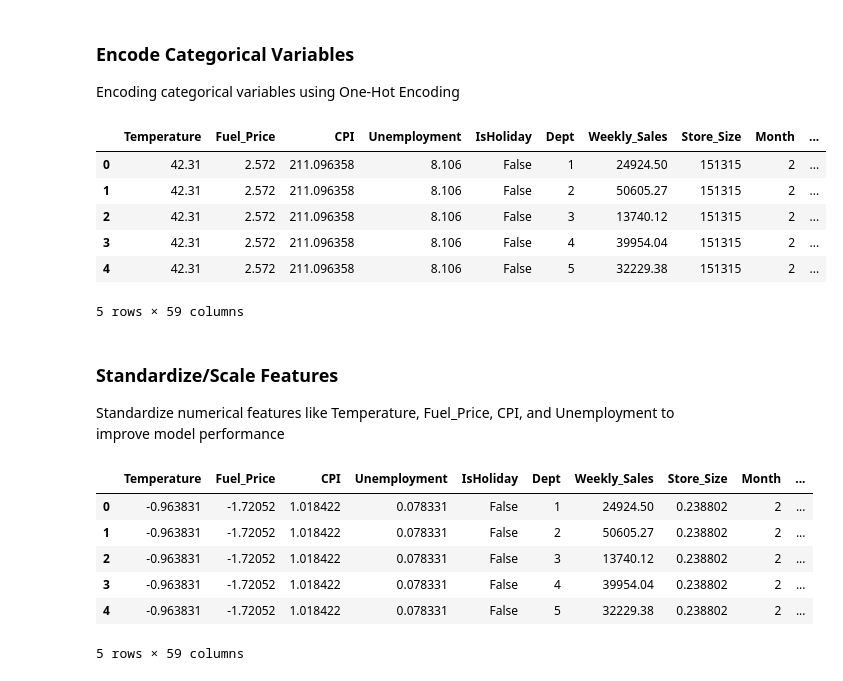
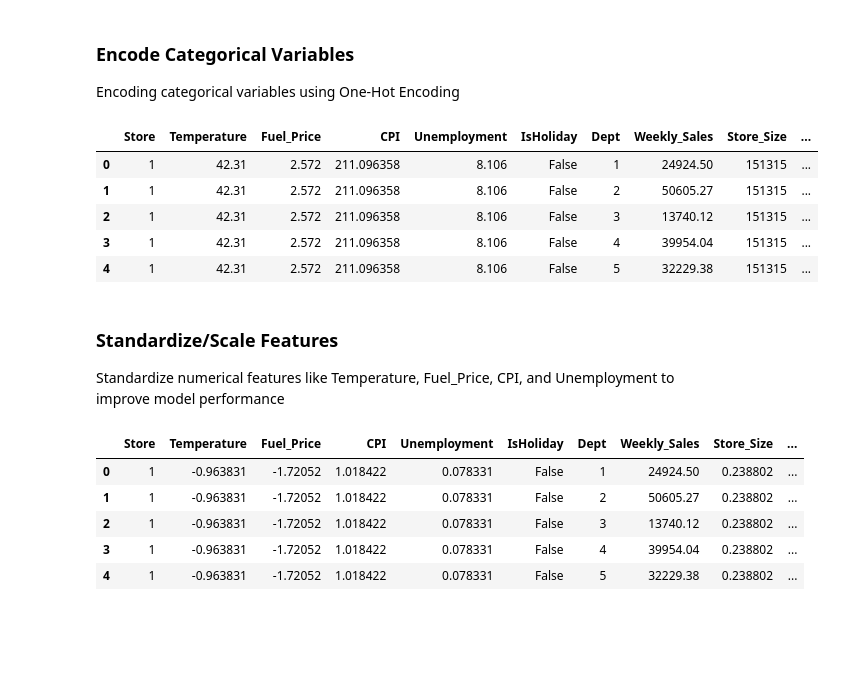
Before and after one commit to ishara084/CS6850_DA_Project, a Jupyter notebook: predictive_modeling_data_prep.ipynb, the cells around one changed output. Drawn from its saved outputs; the diff is of its cells as text; code cells hidden in the pictures; blank space fills up the shorter version.

```diff
--- a/predictive_modeling_data_prep.ipynb
+++ b/predictive_modeling_data_prep.ipynb
@@ -60,16 +60,15 @@ df.head()
 ### Encode Categorical Variables
 Encoding categorical variables using One-Hot Encoding
 # %%
-df = pd.get_dummies(df, columns=['Store_Type', 'Store']) # Provide same One-hot encoding
+df = pd.get_dummies(df, columns=['Store_Type']) # Provide same One-hot encoding
 df.head()
 # %% [output]
-|  | Temperature | Fuel_Price | CPI | Unemployment | IsHoliday | Dept | Weekly_Sales | Store_Size | Month | ... |
-| 0 | 42.31 | 2.572 | 211.096358 | 8.106 | False | 1 | 24924.50 | 151315 | 2 | ... |
-| 1 | 42.31 | 2.572 | 211.096358 | 8.106 | False | 2 | 50605.27 | 151315 | 2 | ... |
-| 2 | 42.31 | 2.572 | 211.096358 | 8.106 | False | 3 | 13740.12 | 151315 | 2 | ... |
-| 3 | 42.31 | 2.572 | 211.096358 | 8.106 | False | 4 | 39954.04 | 151315 | 2 | ... |
-| 4 | 42.31 | 2.572 | 211.096358 | 8.106 | False | 5 | 32229.38 | 151315 | 2 | ... |
+|  | Store | Temperature | Fuel_Price | CPI | Unemployment | IsHoliday | Dept | Weekly_Sales | Store_Size | ... |
+| 0 | 1 | 42.31 | 2.572 | 211.096358 | 8.106 | False | 1 | 24924.50 | 151315 | ... |
+| 1 | 1 | 42.31 | 2.572 | 211.096358 | 8.106 | False | 2 | 50605.27 | 151315 | ... |
+| 2 | 1 | 42.31 | 2.572 | 211.096358 | 8.106 | False | 3 | 13740.12 | 151315 | ... |
+| 3 | 1 | 42.31 | 2.572 | 211.096358 | 8.106 | False | 4 | 39954.04 | 151315 | ... |
+| 4 | 1 | 42.31 | 2.572 | 211.096358 | 8.106 | False | 5 | 32229.38 | 151315 | ... |
-5 rows × 59 columns
 # %% [markdown]
 ### Standardize/Scale Features
 Standardize numerical features like Temperature, Fuel_Price, CPI, and Unemployment to improve model performance
@@ -83,13 +82,12 @@ df[columns_to_scale] = scaler.fit_transform(df[columns_to_scale])
 
 df.head()
 # %% [output]
-|  | Temperature | Fuel_Price | CPI | Unemployment | IsHoliday | Dept | Weekly_Sales | Store_Size | Month | ... |
-| 0 | -0.963831 | -1.72052 | 1.018422 | 0.078331 | False | 1 | 24924.50 | 0.238802 | 2 | ... |
-| 1 | -0.963831 | -1.72052 | 1.018422 | 0.078331 | False | 2 | 50605.27 | 0.238802 | 2 | ... |
-| 2 | -0.963831 | -1.72052 | 1.018422 | 0.078331 | False | 3 | 13740.12 | 0.238802 | 2 | ... |
-| 3 | -0.963831 | -1.72052 | 1.018422 | 0.078331 | False | 4 | 39954.04 | 0.238802 | 2 | ... |
-| 4 | -0.963831 | -1.72052 | 1.018422 | 0.078331 | False | 5 | 32229.38 | 0.238802 | 2 | ... |
+|  | Store | Temperature | Fuel_Price | CPI | Unemployment | IsHoliday | Dept | Weekly_Sales | Store_Size | ... |
+| 0 | 1 | -0.963831 | -1.72052 | 1.018422 | 0.078331 | False | 1 | 24924.50 | 0.238802 | ... |
+| 1 | 1 | -0.963831 | -1.72052 | 1.018422 | 0.078331 | False | 2 | 50605.27 | 0.238802 | ... |
+| 2 | 1 | -0.963831 | -1.72052 | 1.018422 | 0.078331 | False | 3 | 13740.12 | 0.238802 | ... |
+| 3 | 1 | -0.963831 | -1.72052 | 1.018422 | 0.078331 | False | 4 | 39954.04 | 0.238802 | ... |
+| 4 | 1 | -0.963831 | -1.72052 | 1.018422 | 0.078331 | False | 5 | 32229.38 | 0.238802 | ... |
-5 rows × 59 columns
 # %%
 # Save the ML ready dataset
 df.to_csv('./data/preprocessed/main_ML_ready.csv', index=False, header=True)
```
Also changed, not shown: 6 other files.
